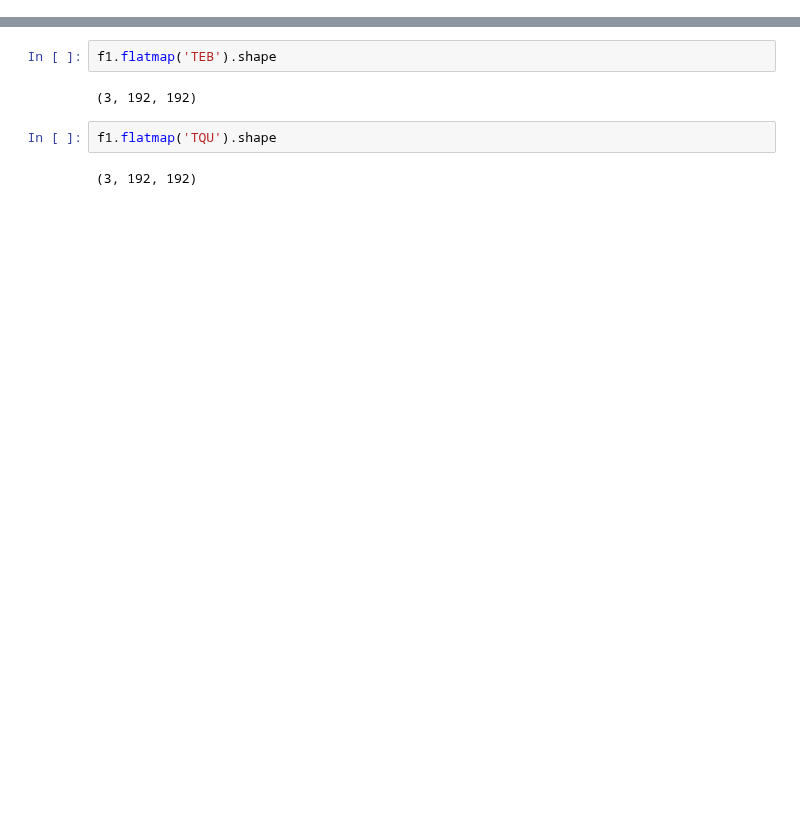
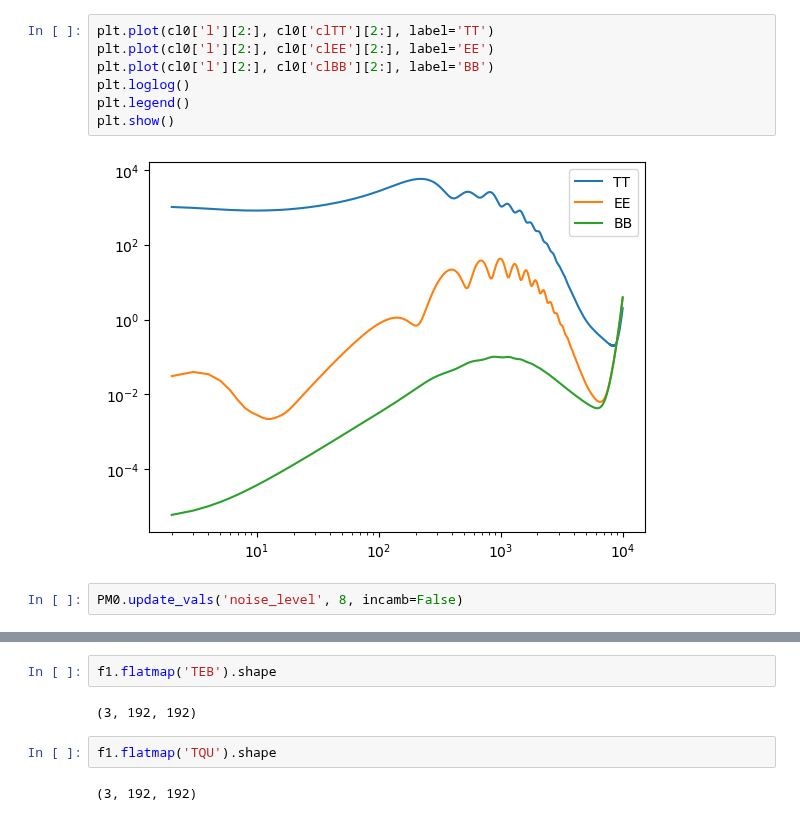
Before and after one commit to deepskies/DeepCMBsim, a Jupyter notebook: notebooks/simcmb_example.ipynb, the cells around one changed output, grey strips where cells are left out. Cells and saved outputs as stored; diff of their text form; blank space fills up the shorter version.

```diff
--- a/notebooks/simcmb_example.ipynb
+++ b/notebooks/simcmb_example.ipynb
@@ -162,0 +34,11 @@ we can call T, E, B, or Phi maps, or a set of TEB or TQU maps
+# %%
+plt.plot(cl0['l'][2:], cl0['clTT'][2:], label='TT')
+plt.plot(cl0['l'][2:], cl0['clEE'][2:], label='EE')
+plt.plot(cl0['l'][2:], cl0['clBB'][2:], label='BB')
+plt.loglog()
+plt.legend()
+plt.show()
+# %% [output]
+[figure, added]
+# %%
+PM0.update_vals('noise_level', 8, incamb=False)
```
Also changed, not shown: parts of 51 cells of this notebook, 9 other files.
